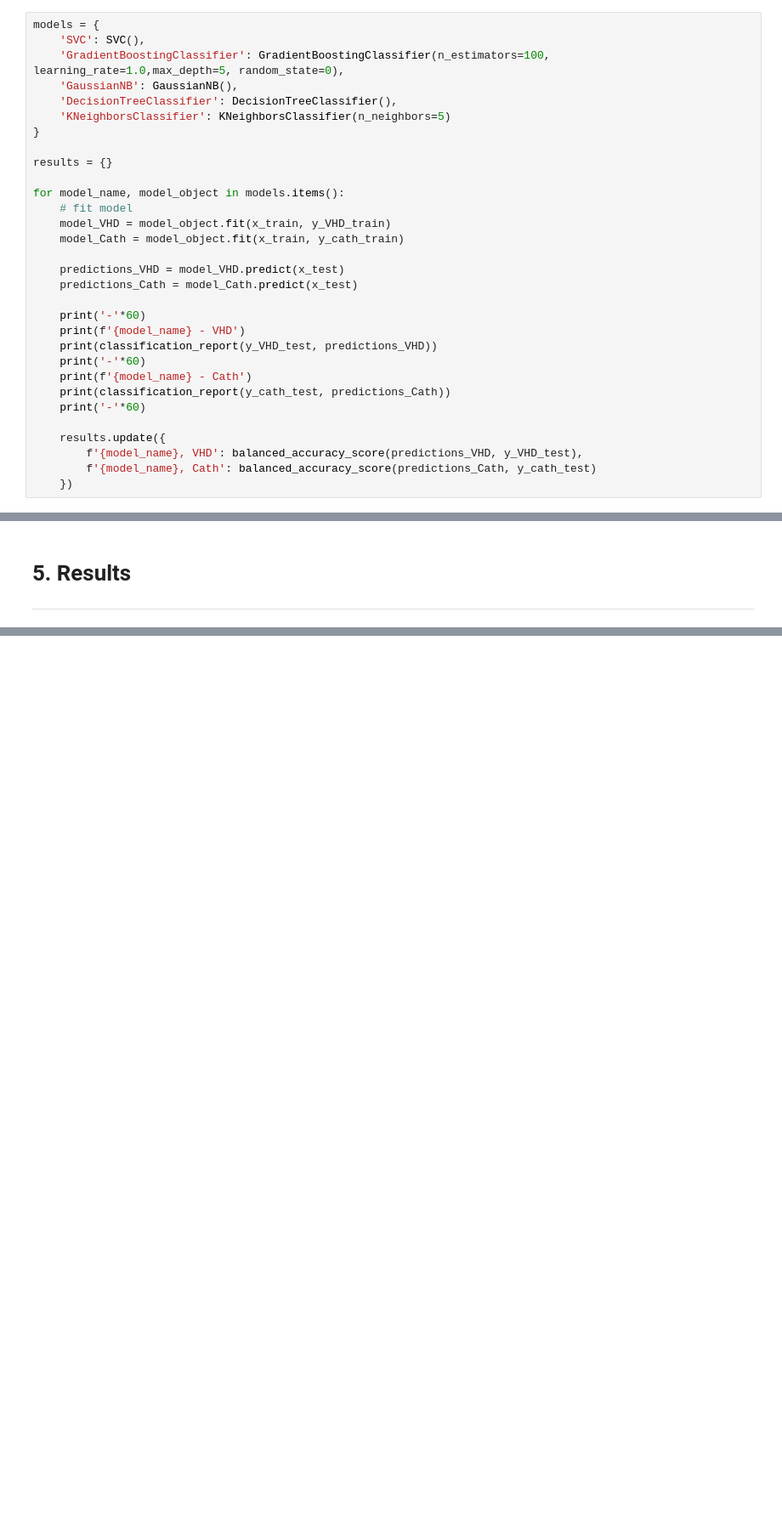
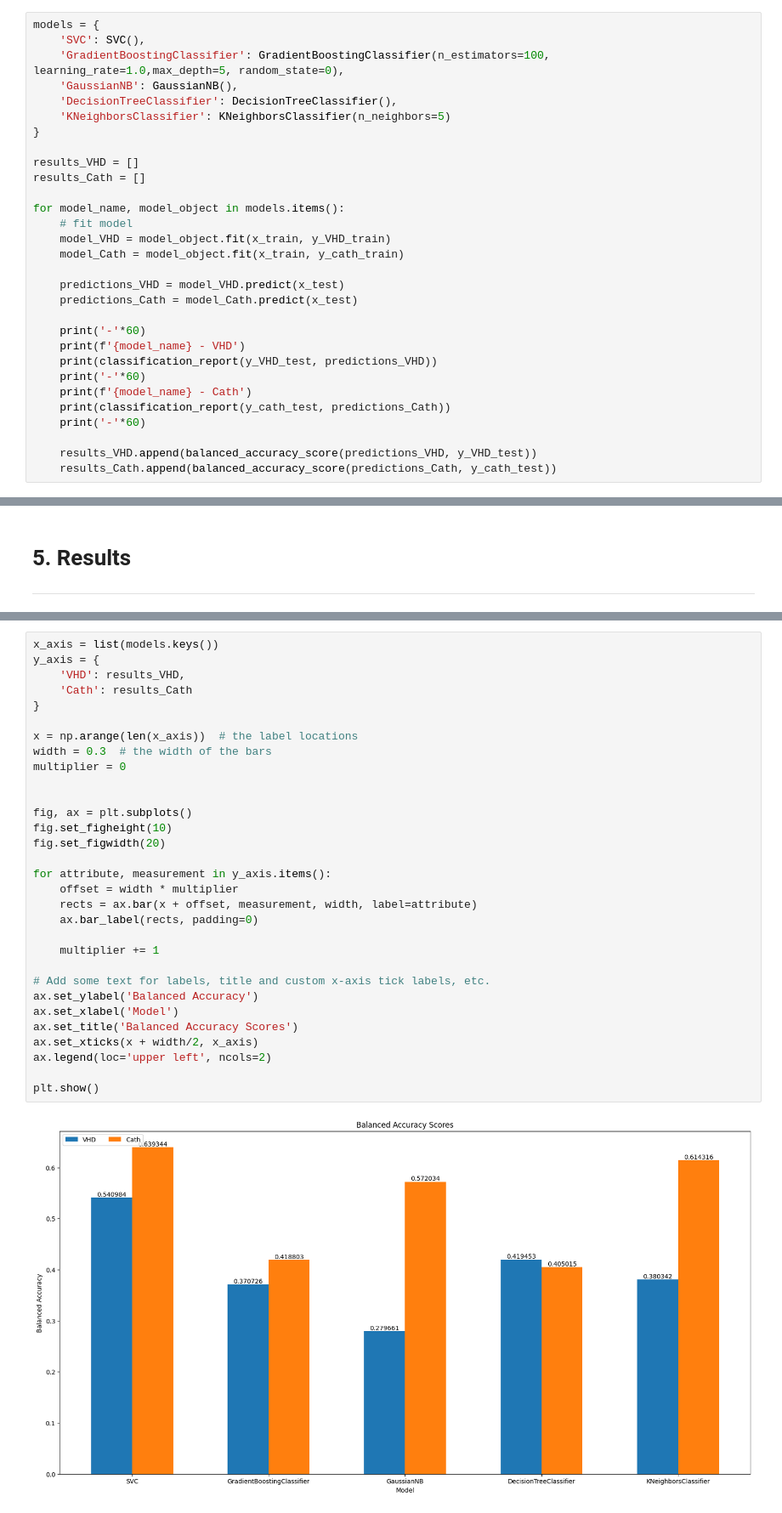
Before and after one commit to ericspring08/MTF-Diagnosing-Disease-In-Space, a Jupyter notebook: Prototyping.ipynb, the cells around one changed output, grey strips where cells are left out. Shown: that part at 85% size. Saved outputs shown, nothing was run; the diff lists cells and outputs as text; blank space fills up the shorter version.

Commit message:
change format of chart

```diff
--- a/Prototyping.ipynb
+++ b/Prototyping.ipynb
@@ -204,7 +204,8 @@ models = {
     'KNeighborsClassifier': KNeighborsClassifier(n_neighbors=5)
 }
 
-results = {}
+results_VHD = []
+results_Cath = []
 
 for model_name, model_object in models.items():
     # fit model
@@ -222,10 +223,8 @@ for model_name, model_object in models.items():
     print(classification_report(y_cath_test, predictions_Cath))
     print('-'*60)
 
-    results.update({
-        f'{model_name}, VHD': balanced_accuracy_score(predictions_VHD, y_VHD_test),
-        f'{model_name}, Cath': balanced_accuracy_score(predictions_Cath, y_cath_test)
-    })
+    results_VHD.append(balanced_accuracy_score(predictions_VHD, y_VHD_test))
+    results_Cath.append(balanced_accuracy_score(predictions_Cath, y_cath_test))
 # %% [output]
 ------------------------------------------------------------
 SVC - VHD
@@ -266,0 +251,33 @@ plt.show()
+# %%
+x_axis = list(models.keys())
+y_axis = {
+    'VHD': results_VHD,
+    'Cath': results_Cath
+}
+
+x = np.arange(len(x_axis))  # the label locations
+width = 0.3  # the width of the bars
+multiplier = 0
+
+
+fig, ax = plt.subplots()
+fig.set_figheight(10)
+fig.set_figwidth(20)
+
+for attribute, measurement in y_axis.items():
+    offset = width * multiplier
+    rects = ax.bar(x + offset, measurement, width, label=attribute)
+    ax.bar_label(rects, padding=0)
+
+    multiplier += 1
+
+# Add some text for labels, title and custom x-axis tick labels, etc.
+ax.set_ylabel('Balanced Accuracy')
+ax.set_xlabel('Model')
+ax.set_title('Balanced Accuracy Scores')
+ax.set_xticks(x + width/2, x_axis)
+ax.legend(loc='upper left', ncols=2)
+
+plt.show()
+# %% [output]
+[figure, added]
```
Also changed, not shown: parts of 1 cell of this notebook.
